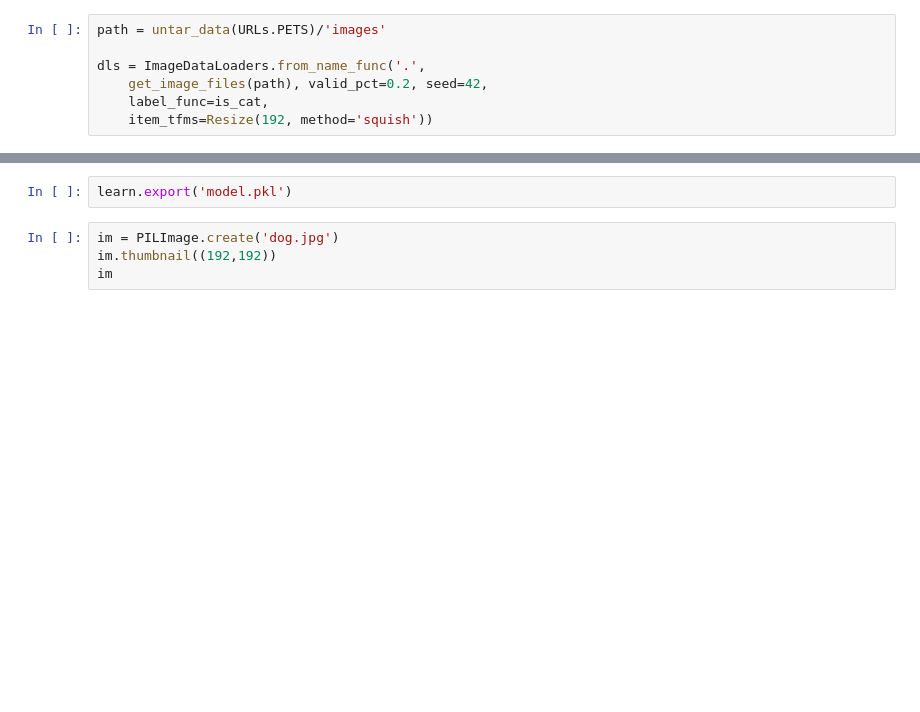
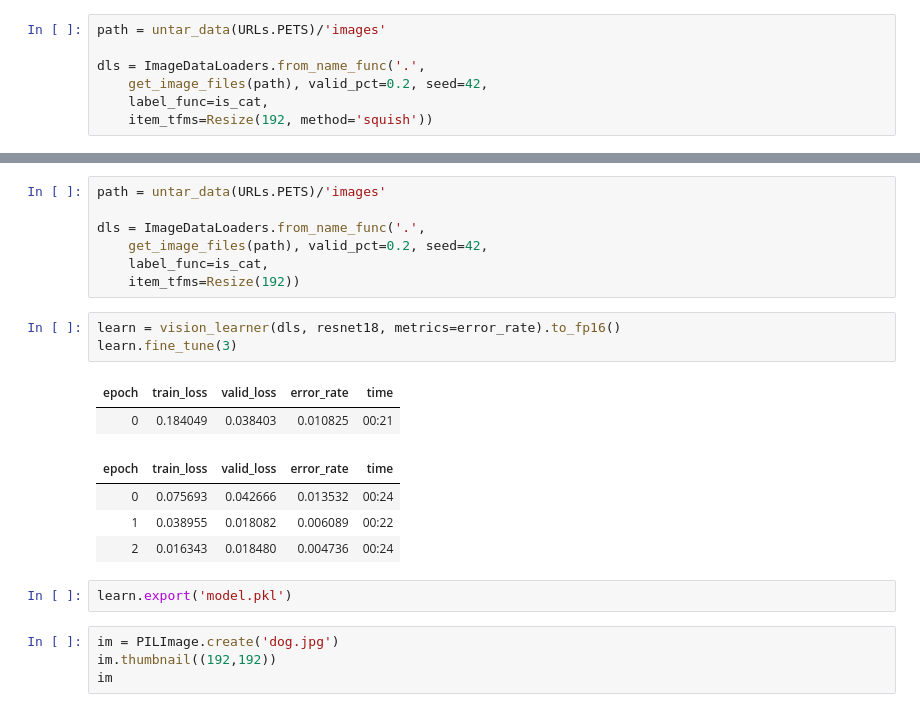
Before and after one commit to EN10/fastai-Dog-or-Cat, a Jupyter notebook: app.ipynb, the cells around one changed output, grey strips where cells are left out. Cells and saved outputs as stored; diff of their text form; blank space fills up the shorter version.

```diff
--- a/app.ipynb
+++ b/app.ipynb
@@ -24,3 +26,20 @@ learn.fine_tune(3)
+# %%
+path = untar_data(URLs.PETS)/'images'
+
+dls = ImageDataLoaders.from_name_func('.',
+    get_image_files(path), valid_pct=0.2, seed=42,
+    label_func=is_cat,
+    item_tfms=Resize(192))
+# %%
+learn = vision_learner(dls, resnet18, metrics=error_rate).to_fp16()
+learn.fine_tune(3)
+# %% [output]
+| epoch | train_loss | valid_loss | error_rate | time |
+| 0 | 0.184049 | 0.038403 | 0.010825 | 00:21 |
+| epoch | train_loss | valid_loss | error_rate | time |
+| 0 | 0.075693 | 0.042666 | 0.013532 | 00:24 |
+| 1 | 0.038955 | 0.018082 | 0.006089 | 00:22 |
+| 2 | 0.016343 | 0.018480 | 0.004736 | 00:24 |
 # %%
 learn.export('model.pkl')
 # %%
```
Also changed, not shown: parts of 14 cells of this notebook, 2 other files.
